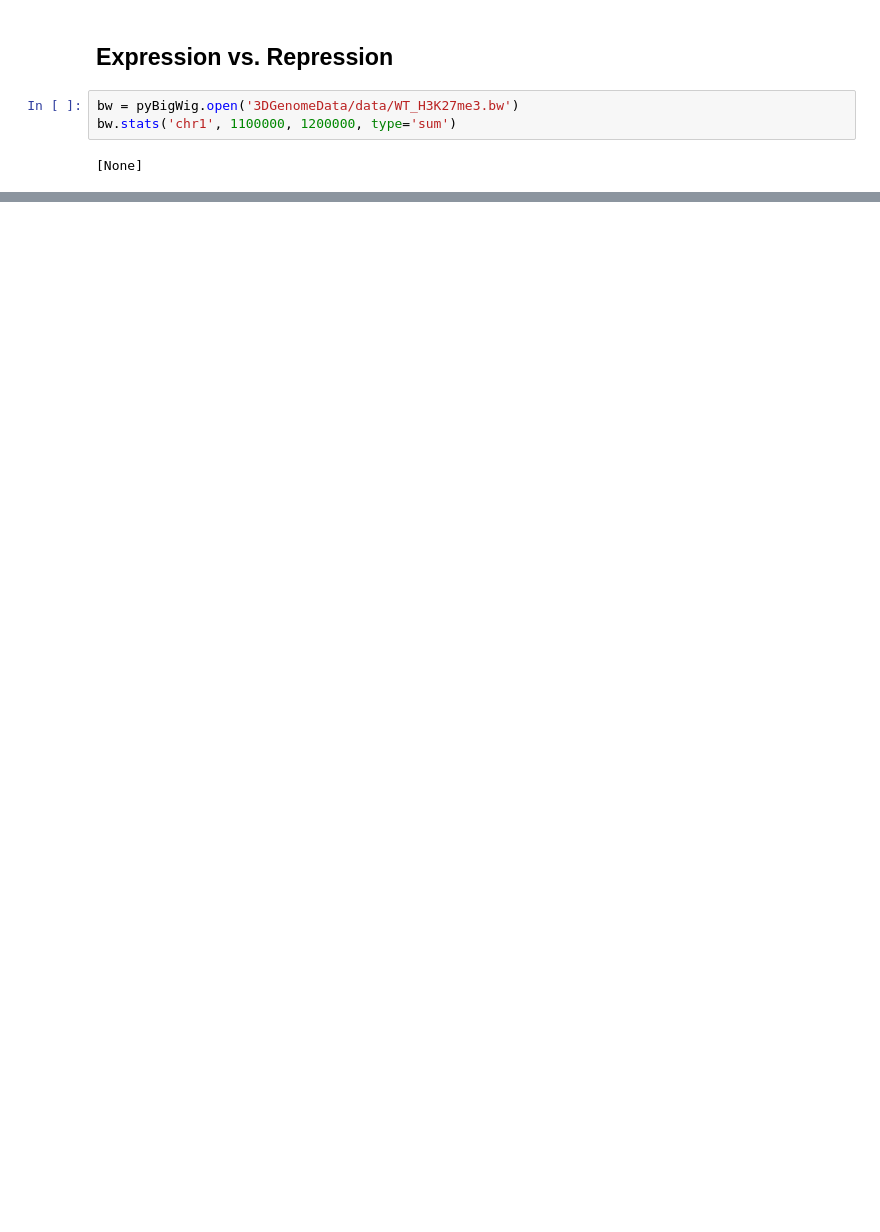
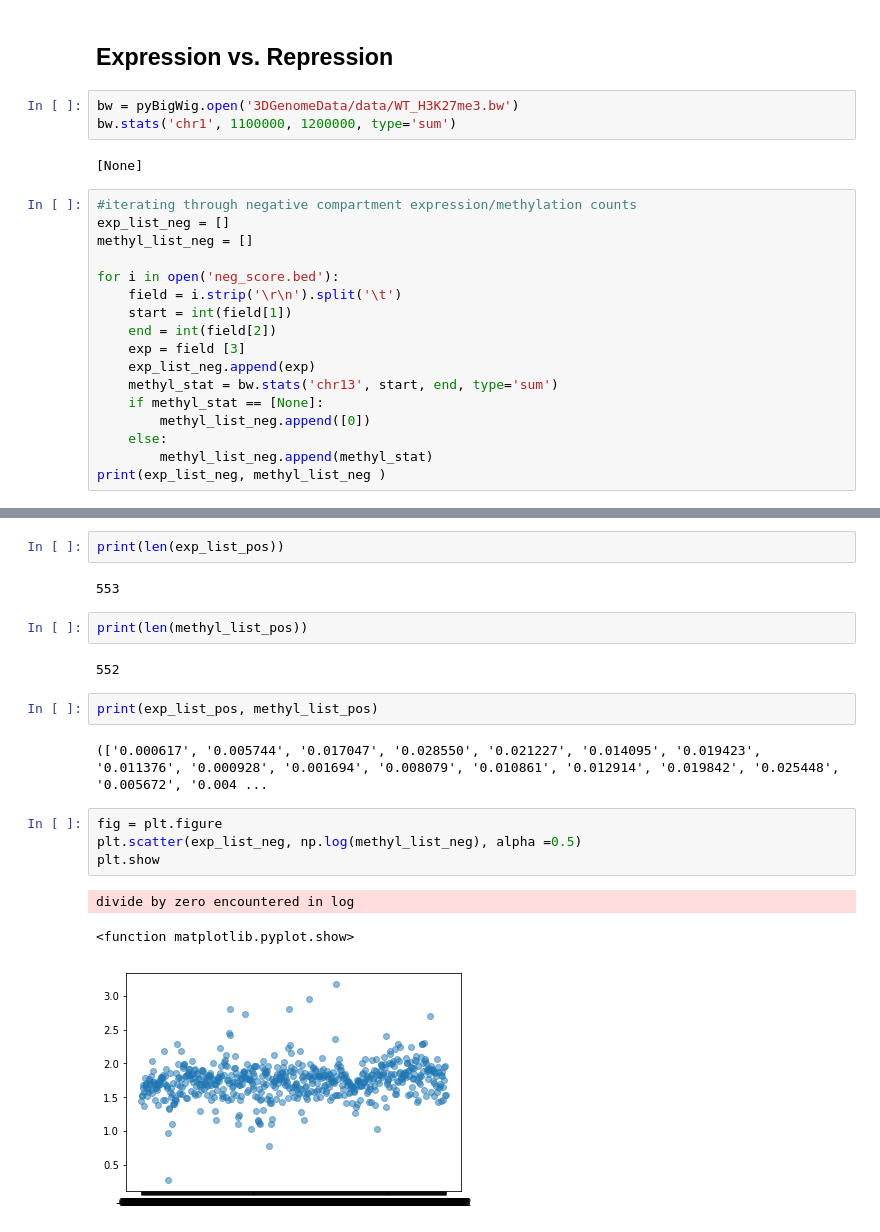
Before and after one commit to vmorri12/qbb2020-answers, a Jupyter notebook: quantbio/week11/3D_genome_hw.ipynb, the cells around one changed output, grey strips where cells are left out. Saved outputs shown, nothing was run; the diff lists cells and outputs as text; blank space fills up the shorter version.

```diff
--- a/quantbio/week11/3D_genome_hw.ipynb
+++ b/quantbio/week11/3D_genome_hw.ipynb
@@ -112,3 +113,20 @@ bw = pyBigWig.open('3DGenomeData/data/WT_H3K27me3.bw')
 bw.stats('chr1', 1100000, 1200000, type='sum')
 # %% [output]
 [None]
+# %%
+#iterating through negative compartment expression/methylation counts
+exp_list_neg = []
+methyl_list_neg = []
+
+for i in open('neg_score.bed'):
+    field = i.strip('\r\n').split('\t')
+    start = int(field[1])
+    end = int(field[2])
+    exp = field [3]
+    exp_list_neg.append(exp)
+    methyl_stat = bw.stats('chr13', start, end, type='sum')
+    if methyl_stat == [None]:
+        methyl_list_neg.append([0])
+    else:
+        methyl_list_neg.append(methyl_stat)
+print(exp_list_neg, methyl_list_neg )
@@ -114,0 +163,20 @@ bw.stats('chr1', 1100000, 1200000, type='sum')
+# %%
+print(len(exp_list_pos))
+# %% [output]
+553
+# %%
+print(len(methyl_list_pos))
+# %% [output]
+552
+# %%
+print(exp_list_pos, methyl_list_pos)
+# %% [output]
+(['0.000617', '0.005744', '0.017047', '0.028550', '0.021227', '0.014095', '0.019423', '0.011376', '0.000928', '0.001694', '0.008079', '0.010861', '0.012914', '0.019842', '0.025448', '0.005672', '0.004 ...
+# %%
+fig = plt.figure
+plt.scatter(exp_list_neg, np.log(methyl_list_neg), alpha =0.5)
+plt.show
+# %% [output]
+divide by zero encountered in log
+<function matplotlib.pyplot.show>
+[figure, added]
```
Also changed, not shown: parts of 6 cells of this notebook.
